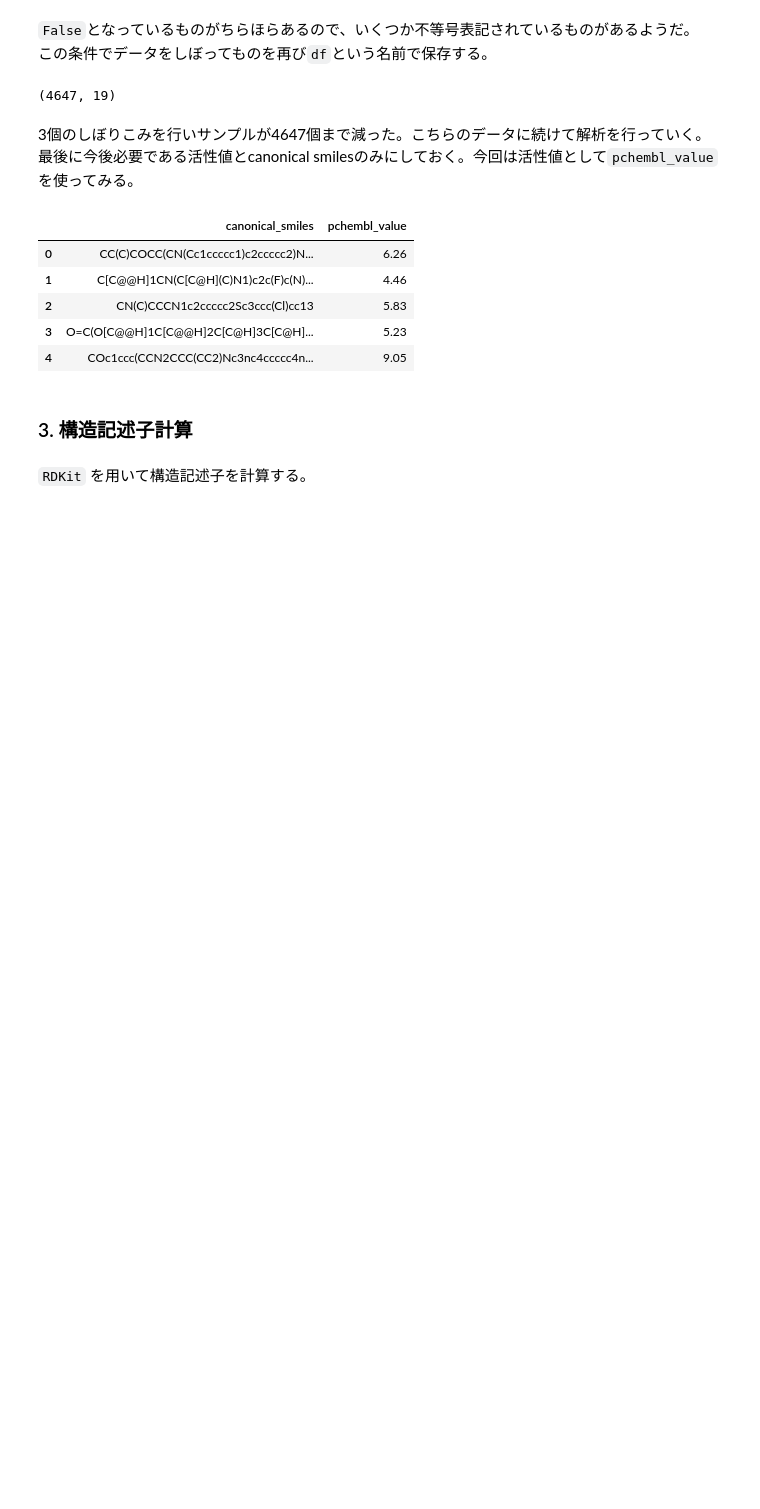
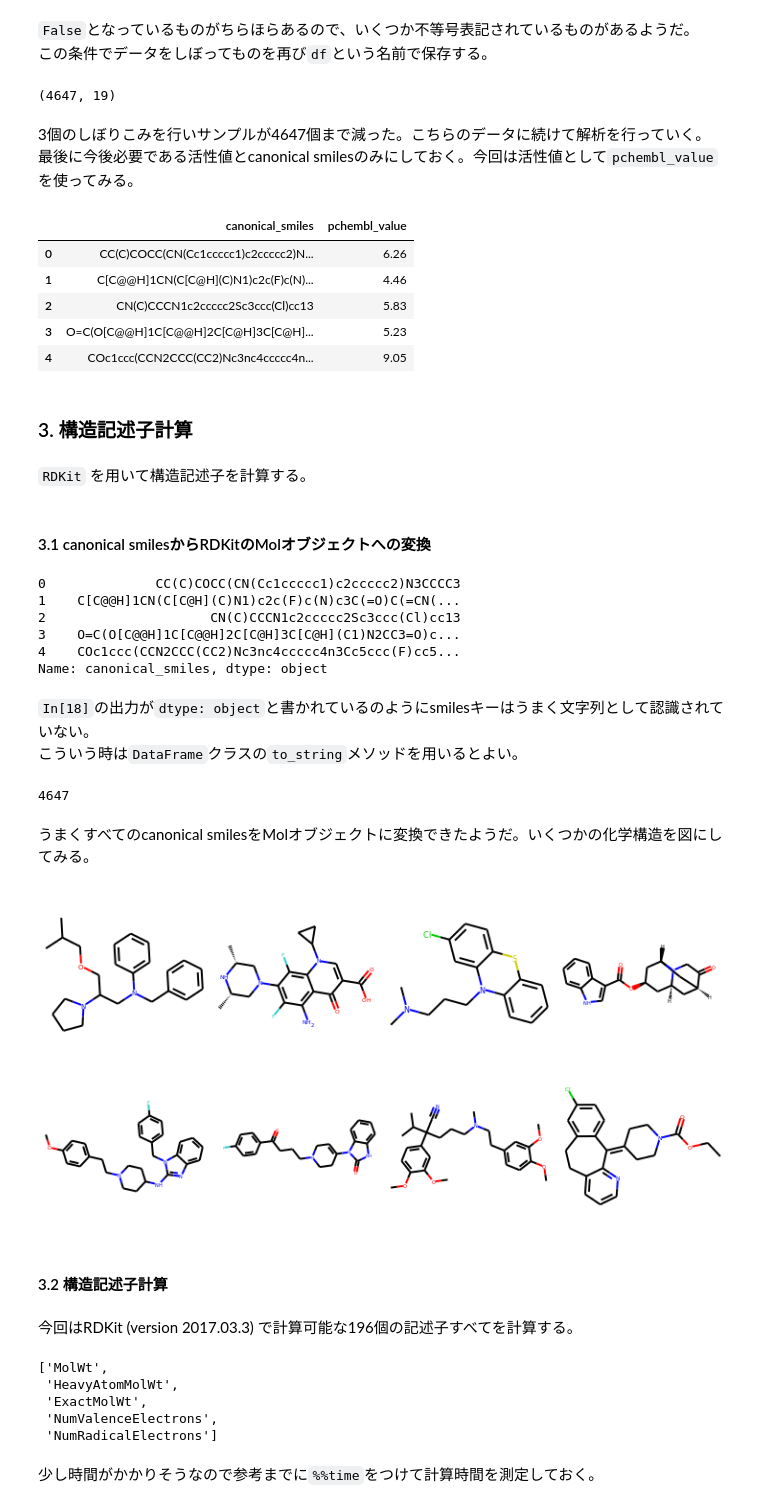
Before and after one commit to chemo-wakate/tutorial-7th, a Jupyter notebook: advanced/Statistics-analysis-example.ipynb, the cells around one changed output. Saved outputs shown, nothing was run; the diff lists cells and outputs as text; code cells hidden in the pictures; blank space fills up the shorter version.

Commit message:
Add descriptor calculation section

```diff
--- a/advanced/Statistics-analysis-example.ipynb
+++ b/advanced/Statistics-analysis-example.ipynb
@@ -227,3 +231,44 @@ df.head()
 ### 3. 構造記述子計算
 # %% [markdown]
 `RDKit` を用いて構造記述子を計算する。
+# %% [markdown]
+#### 3.1 canonical smilesからRDKitのMolオブジェクトへの変換
+# %%
+smiles_set = df['canonical_smiles']
+smiles_set[:5]
+# %% [output]
+0              CC(C)COCC(CN(Cc1ccccc1)c2ccccc2)N3CCCC3
+1    C[C@@H]1CN(C[C@H](C)N1)c2c(F)c(N)c3C(=O)C(=CN(...
+2                     CN(C)CCCN1c2ccccc2Sc3ccc(Cl)cc13
+3    O=C(O[C@@H]1C[C@@H]2C[C@H]3C[C@H](C1)N2CC3=O)c...
+4    COc1ccc(CCN2CCC(CC2)Nc3nc4ccccc4n3Cc5ccc(F)cc5...
+Name: canonical_smiles, dtype: object
+# %% [markdown]
+`In[18]`の出力が`dtype: object`と書かれているのようにsmilesキーはうまく文字列として認識されていない。
+こういう時は`DataFrame`クラスの`to_string`メソッドを用いるとよい。
+# %%
+mols = np.array([Chem.MolFromSmiles(smiles) for smiles in smiles_set if Chem.MolFromSmiles(smiles) is not None])
+mols.size
+# %% [output]
+4647
+# %% [markdown]
+うまくすべてのcanonical smilesをMolオブジェクトに変換できたようだ。いくつかの化学構造を図にしてみる。
+# %%
+Draw.MolsToGridImage(mols[:8], molsPerRow=4, subImgSize=(180, 180))
+# %% [output]
+[figure, added]
+# %% [markdown]
+#### 3.2 構造記述子計算
+# %% [markdown]
+今回はRDKit (version 2017.03.3) で計算可能な196個の記述子すべてを計算する。
+# %%
+names = [x[0] for x in Descriptors._descList]
+names[:5]
+# %% [output]
+['MolWt',
+ 'HeavyAtomMolWt',
+ 'ExactMolWt',
+ 'NumValenceElectrons',
+ 'NumRadicalElectrons']
+# %% [markdown]
+少し時間がかかりそうなので参考までに`%%time`をつけて計算時間を測定しておく。
```
Also changed, not shown: parts of 17 cells of this notebook.
